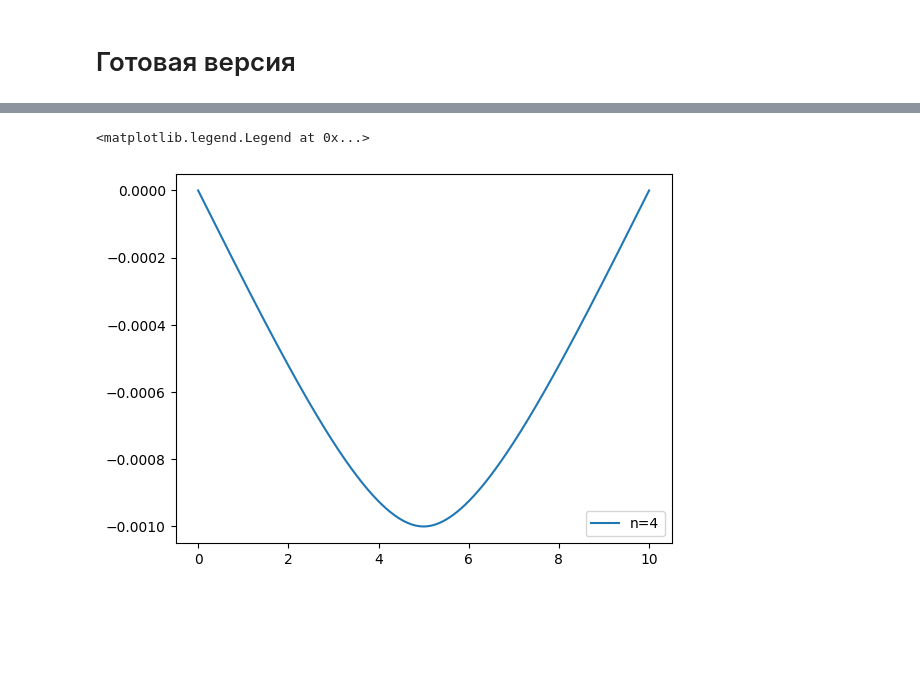
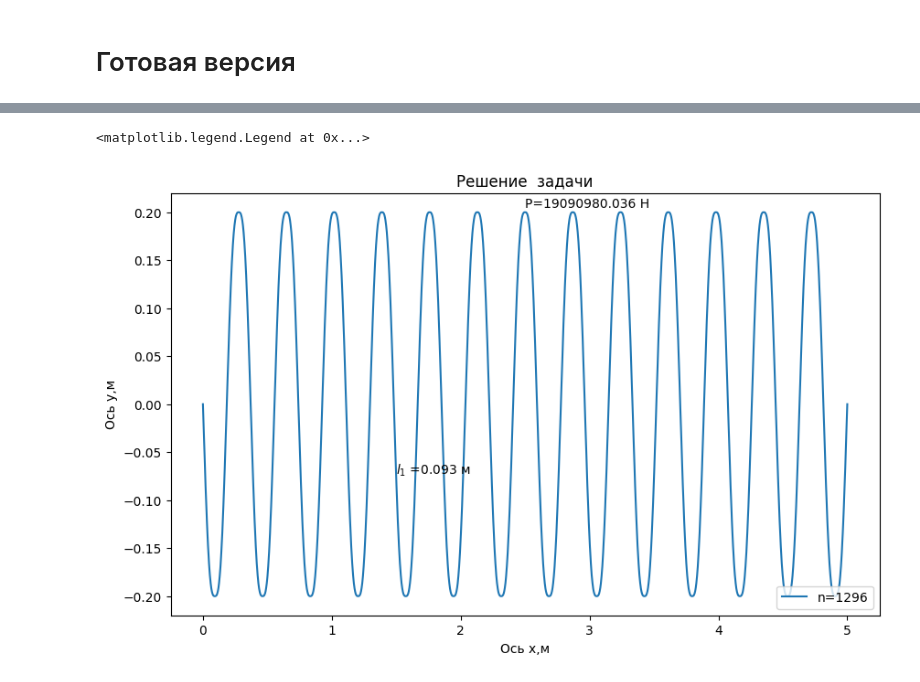
Before and after one commit to SpaceZeroed/Direc_Pipe, a Jupyter notebook: Diploma.ipynb, the cells around one changed output, grey strips where cells are left out. Cells and saved outputs as stored; diff of their text form; code cells hidden in the pictures; blank space fills up the shorter version.

```diff
--- a/Diploma.ipynb
+++ b/Diploma.ipynb
@@ -200,10 +200,13 @@ plt.show()
-# %%
-R1 = CanalRod(n=4,delta=0.001)
-plt.plot(R1.x,R1.solution,label=f'n={R1.n}')
-plt.legend(loc='lower right')
-# %% [output]
-<matplotlib.legend.Legend at 0x...>
-[figure, removed]
+# %%
+R1 = CanalRod(l=5,delta=0.2,n=1296)
+set_plot(xlabel='Ось x,м',ylabel='Ось y,м',title='Решение  задачи')
+plt.plot(R1.x,R1.solution,label=f'n={R1.n}')
+plt.text(2.5,R1.findY(2.5)+0.005,f'P={R1.P:10.3f} Н')
+plt.text(1.5,R1.findY(1.5)+0.005,r'$l_1$ ='+ f'{R1.l1:5.3f} м')
+plt.legend(loc='lower right')
+# %% [output]
+<matplotlib.legend.Legend at 0x...>
+[figure, added]
 # %%
 R1 = CanalRod(n=4)
 plt.plot(R1.x,R1.solution,label=f'bc_id={R1.bc_id}')
```
Also changed, not shown: parts of 2 cells of this notebook, 4 other files.
